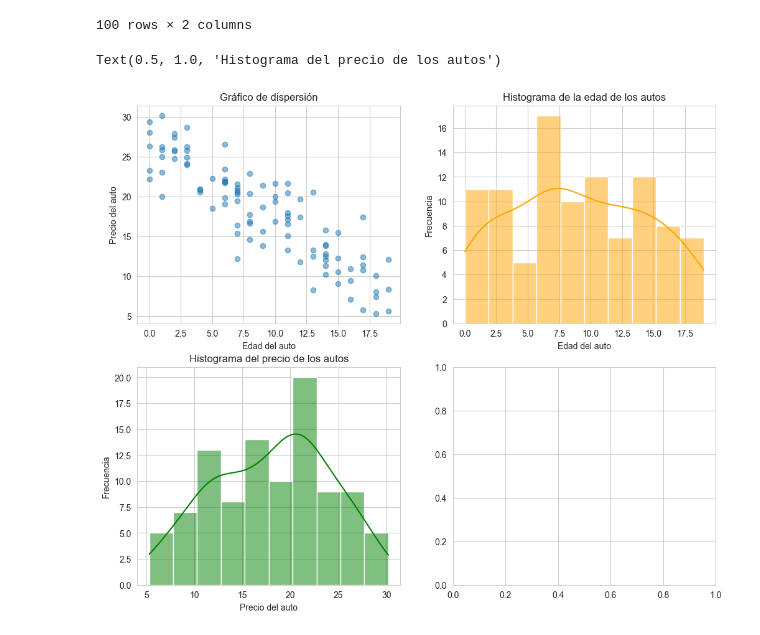
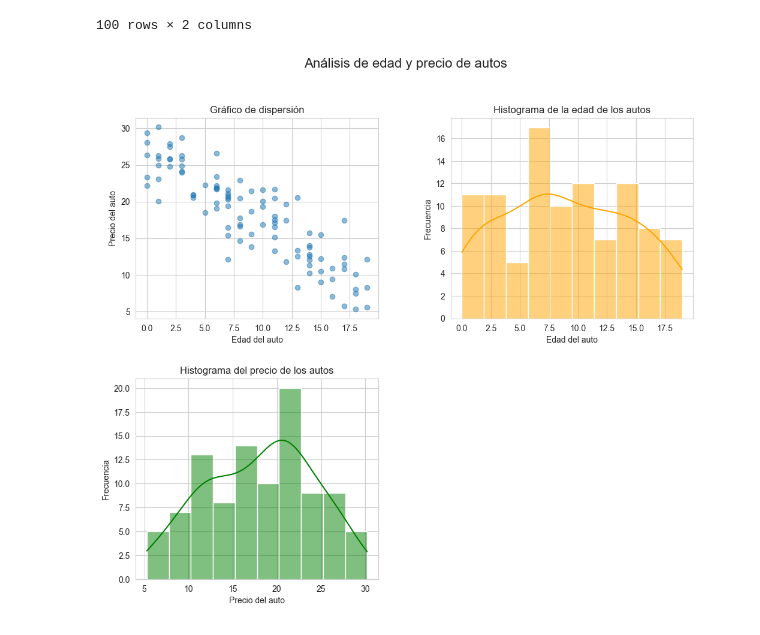
Before and after one commit to luissalinas54/data-science-junior, a Jupyter notebook: Graficos_seaborn.ipynb, the cells around one changed output. Saved outputs shown, nothing was run; the diff lists cells and outputs as text; code cells hidden in the pictures.

```diff
--- a/Graficos_seaborn.ipynb
+++ b/Graficos_seaborn.ipynb
@@ -111,27 +111,37 @@ data
 # %%
 
 #DENTRO DEL SUBPLOT LOS NUMEROS DENTRO DE LOS PARENTESIS Y FUERA DEL FITSIN SON LAS CUANTAS FILAS Y COLUMNAS QUE QUEREMOS
+
 fig, ax = plt.subplots(2,2, figsize=(12,10))
+
+fig.suptitle('Análisis de edad y precio de autos', fontsize=16)
 
 #CREAR EL GRAFICO DE DISPERCION
 #EL ALPHA ES LA TRANSPARENCIA DE LOS PUNTOS, ENTRE MAS BAJO SEA EL ALPHA MAS TRANSPARENTE SERA EL GRAFICO
 ax[0,0].scatter(data["Edad"], data["Precio"], alpha=0.5)
 ax[0,0].set_xlabel('Edad del auto')
 ax[0,0].set_ylabel('Precio del auto')
 ax[0,0].set_title('Gráfico de dispersión')
 
 #CREAMOS HISTOGRAMA
 #kde GRAFICA DE LA DISTRIBUCION DE LOS DATOS, SI ES TRUE SE DIBUJA LA CURVA DE LA DISTRIBUCION
 sns.histplot(data['Edad'], ax=ax[0,1], kde=True,  color='orange', bins=10,)
 ax[0,1].set_xlabel('Edad del auto')
 ax[0,1].set_ylabel('Frecuencia')
 ax[0,1].set_title('Histograma de la edad de los autos')
 
 #HISTOGRAMA DE LA VARIABLE PRECIO
 sns.histplot(data["Precio"], ax = ax[1,0], kde=True, color='green', bins=10)
 ax[1,0].set_xlabel('Precio del auto')
 ax[1,0].set_ylabel('Frecuencia')
 ax[1,0].set_title('Histograma del precio de los autos')
+
+#ELIMINAMOS UN SUBPLOT
+ax[1,1].axis('off')
+
+#AJUSTAMOS EL ESPACIADO ENTRE LOS SUBPLOTS
+plt.subplots_adjust(wspace=0.3, hspace=0.3)
+
+plt.show()
 # %% [output]
-Text(0.5, 1.0, 'Histograma del precio de los autos')
-[figure, old version]
+[figure, new version]
```
